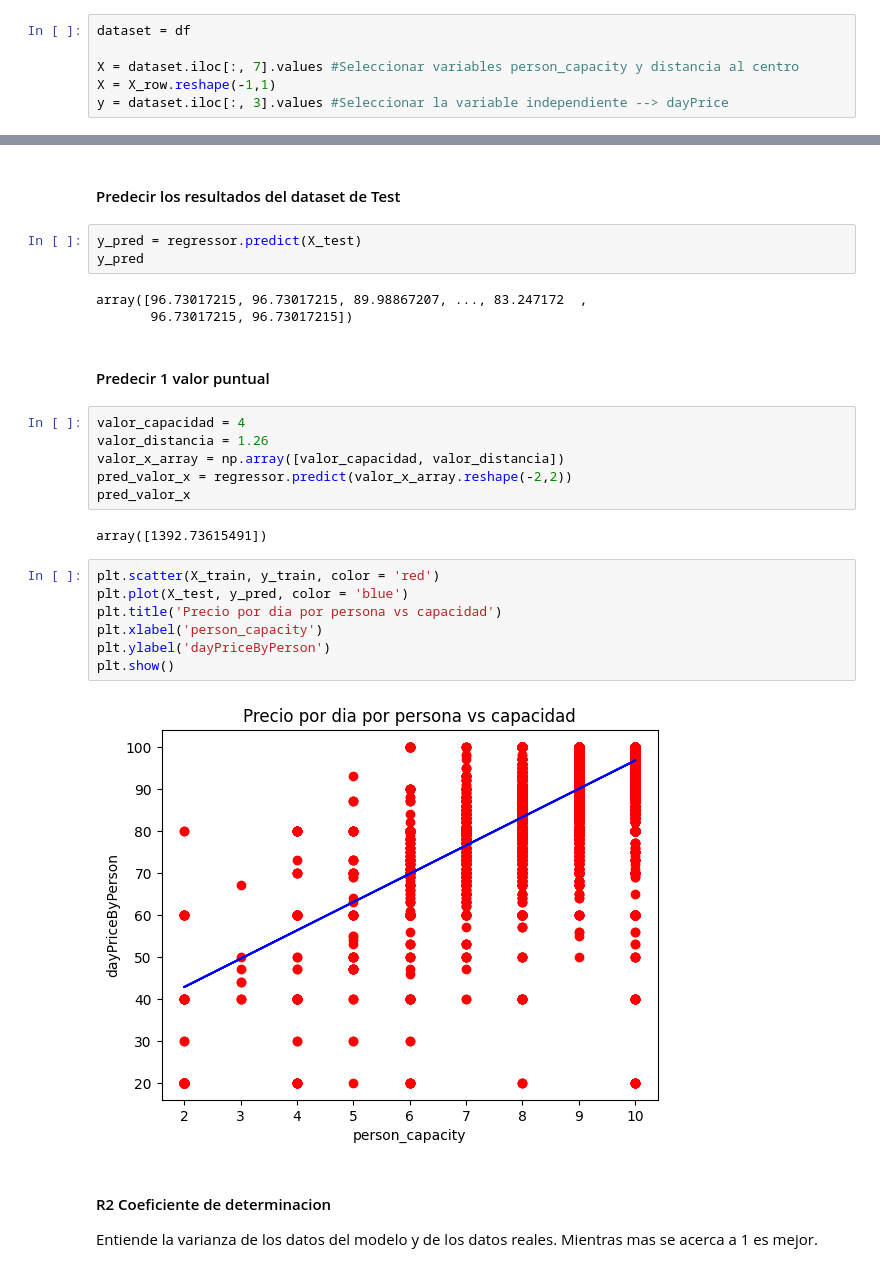
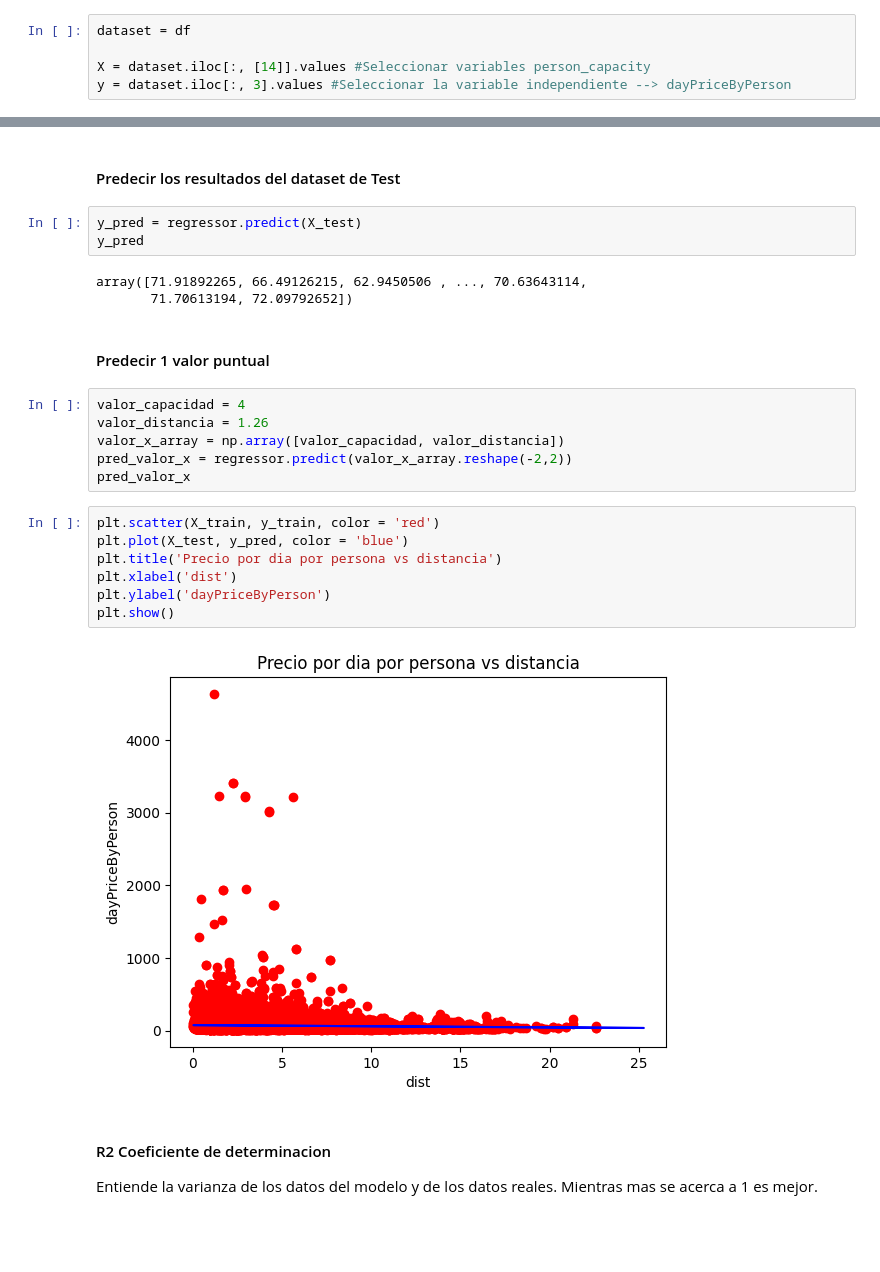
Before and after one commit to Leo12Casale/AnalisisDatos-Accidentes, a Jupyter notebook: Graficos.ipynb, the cells around one changed output, grey strips where cells are left out. Drawn from its saved outputs; the diff is of its cells as text; blank space fills up the shorter version.

```diff
--- a/Graficos.ipynb
+++ b/Graficos.ipynb
@@ -331,9 +331,8 @@ r2
 # %%
 dataset = df
 
-X = dataset.iloc[:, 7].values #Seleccionar variables person_capacity y distancia al centro
-X = X_row.reshape(-1,1)
-y = dataset.iloc[:, 3].values #Seleccionar la variable independiente --> dayPrice
+X = dataset.iloc[:, [14]].values #Seleccionar variables person_capacity
+y = dataset.iloc[:, 3].values #Seleccionar la variable independiente --> dayPriceByPerson
 # %%
 dataset
 # %% [output]
@@ -386,8 +385,8 @@ coeficiente = [5.06904349e+02 4.54841652e-01], intercepto = -635.4543402154143
 y_pred = regressor.predict(X_test)
 y_pred
 # %% [output]
-array([96.73017215, 96.73017215, 89.98867207, ..., 83.247172  ,
-       96.73017215, 96.73017215])
+array([71.91892265, 66.49126215, 62.9450506 , ..., 70.63643114,
+       71.70613194, 72.09792652])
 # %% [markdown]
 #### Predecir 1 valor puntual
 # %%
@@ -396,17 +395,15 @@ valor_distancia = 1.26
 valor_x_array = np.array([valor_capacidad, valor_distancia])
 pred_valor_x = regressor.predict(valor_x_array.reshape(-2,2))
 pred_valor_x
-# %% [output]
-array([1392.73615491])
 # %%
 plt.scatter(X_train, y_train, color = 'red')
 plt.plot(X_test, y_pred, color = 'blue')
-plt.title('Precio por dia por persona vs capacidad')
-plt.xlabel('person_capacity')
+plt.title('Precio por dia por persona vs distancia')
+plt.xlabel('dist')
 plt.ylabel('dayPriceByPerson')
 plt.show()
 # %% [output]
-[figure, old version]
+[figure, new version]
 # %% [markdown]
 #### R2 Coeficiente de determinacion
 Entiende la varianza de los datos del modelo y de los datos reales.
```
Also changed, not shown: parts of 4 cells of this notebook.
